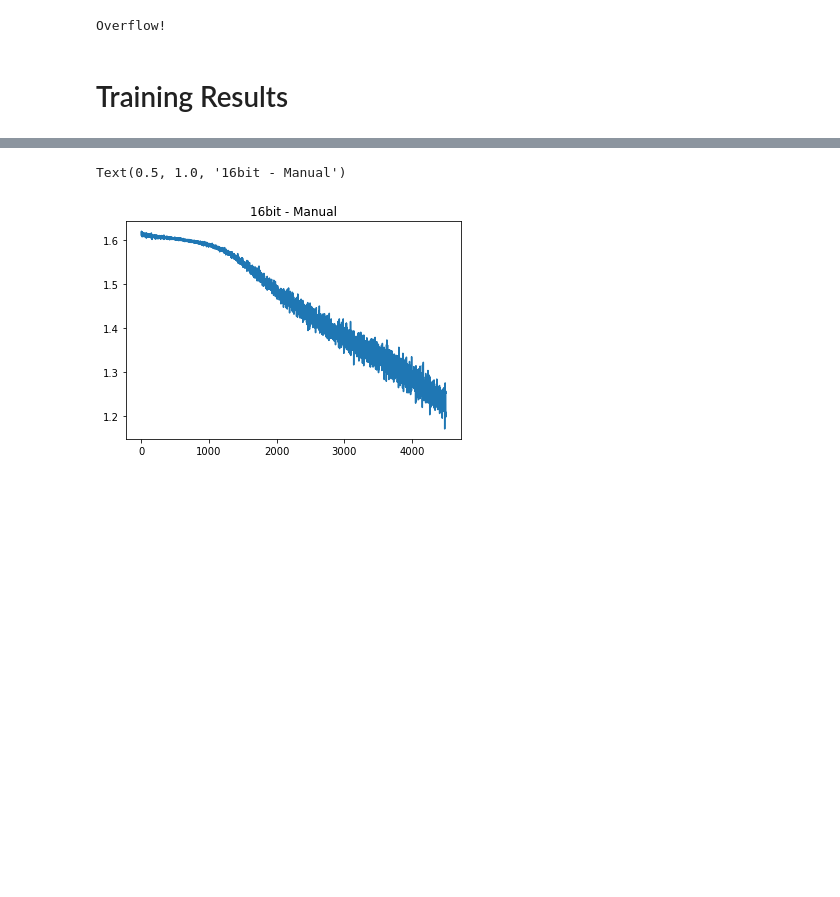
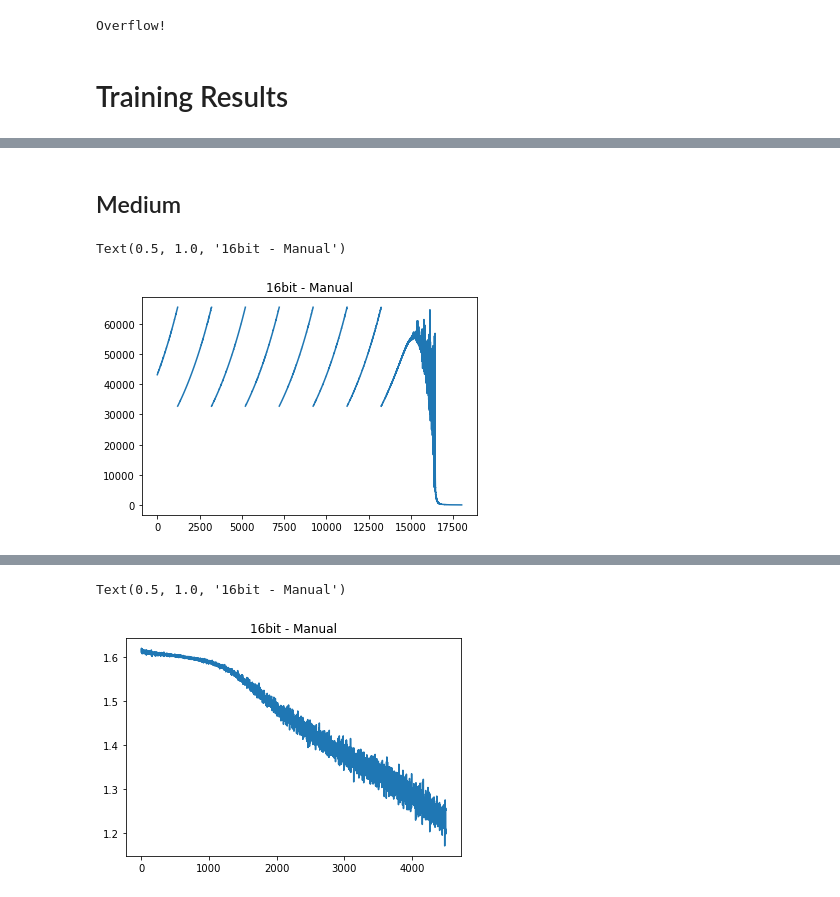
Before and after one commit to Chucooleg/openai_onboarding, a Jupyter notebook: mixed_precision_training/16bit_MLP_manual.ipynb, the cells around one changed output, grey strips where cells are left out. Cells and saved outputs as stored; diff of their text form; code cells hidden in the pictures; blank space fills up the shorter version.

```diff
--- a/mixed_precision_training/16bit_MLP_manual.ipynb
+++ b/mixed_precision_training/16bit_MLP_manual.ipynb
@@ -600,0 +713,13 @@ history['step_train_losses']
+# %% [markdown]
+## Medium
+# %%
+# hidden_layer_dims = [500, 500, 500, 500, 500, 500, 500]
+# nx = 1000, n = 1000
+# loss_scale = 1.0003466337
+# epochs = 5000
+
+plt.plot(np.arange(len(history['step_train_losses'])), np.array(history['step_train_losses']))
+plt.title('16bit - Manual')
+# %% [output]
+Text(0.5, 1.0, '16bit - Manual')
+[figure, added]
```
Also changed, not shown: parts of 53 cells of this notebook, 1 other file.
